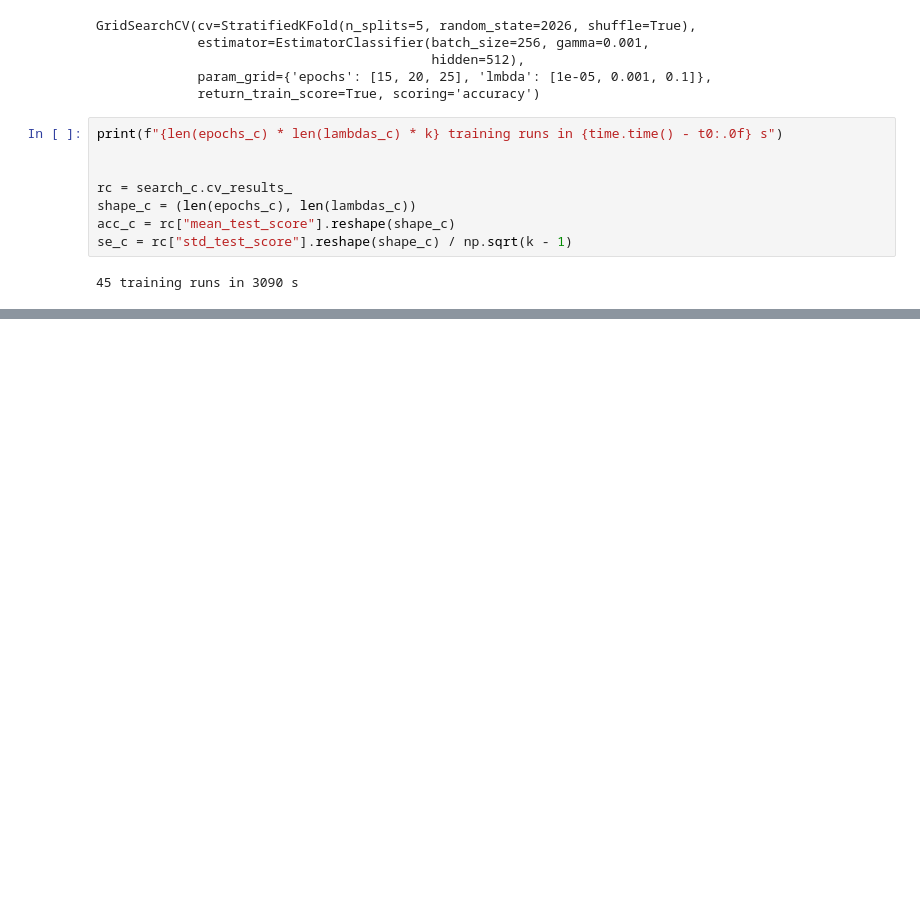
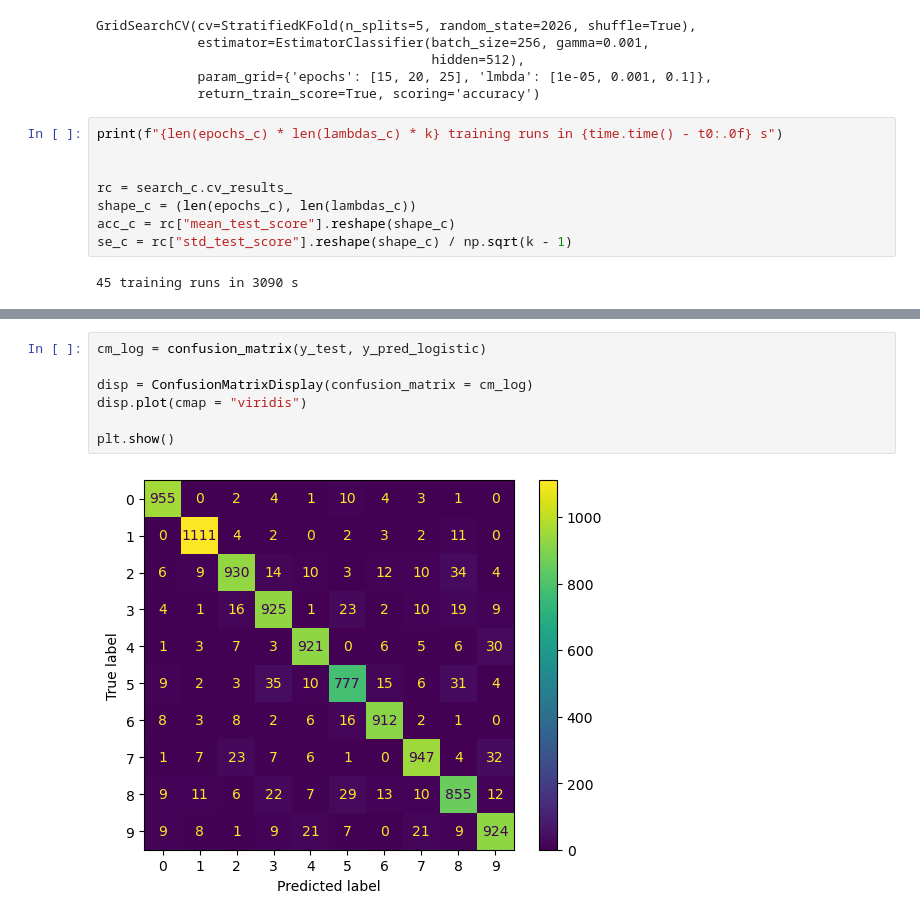
Before and after one commit to kajassandnes/FYS-STK3155, a Jupyter notebook: Project2/part_e.ipynb, the cells around one changed output, grey strips where cells are left out. Drawn from its saved outputs; the diff is of its cells as text; blank space fills up the shorter version.

```diff
--- a/Project2/part_e.ipynb
+++ b/Project2/part_e.ipynb
@@ -216,0 +205,9 @@ plt.show()
+# %%
+cm_log = confusion_matrix(y_test, y_pred_logistic)
+
+disp = ConfusionMatrixDisplay(confusion_matrix = cm_log)
+disp.plot(cmap = "viridis")
+
+plt.show()
+# %% [output]
+[figure, added]
```
Also changed, not shown: parts of 26 cells of this notebook.
